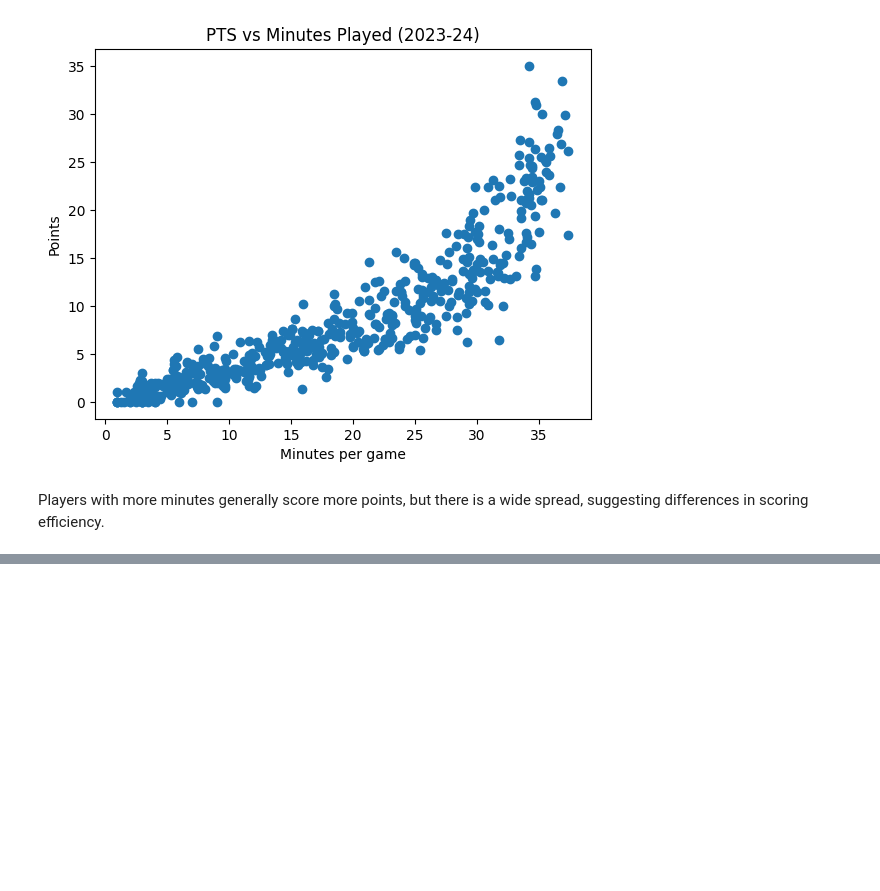
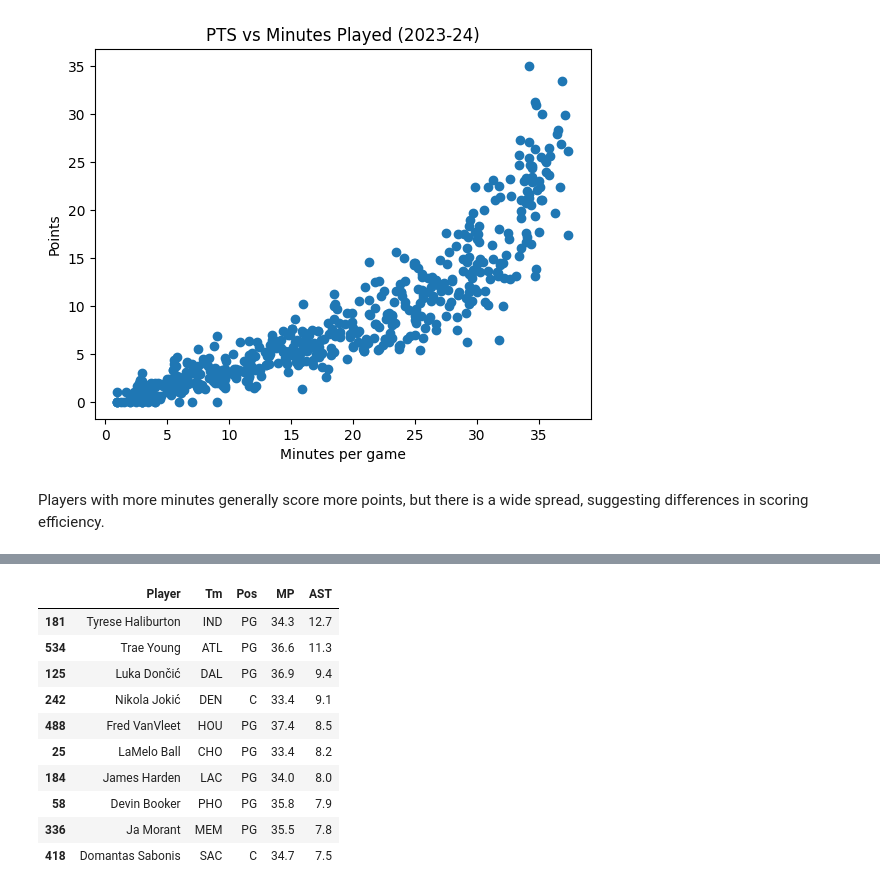
Before and after one commit to MaciejRR/NBA_23_24_Analysis, a Jupyter notebook: NBA_23_24_Analysis.ipynb, the cells around one changed output, grey strips where cells are left out. Cells and saved outputs as stored; diff of their text form; code cells hidden in the pictures; blank space fills up the shorter version.

```diff
--- a/NBA_23_24_Analysis.ipynb
+++ b/NBA_23_24_Analysis.ipynb
@@ -68,0 +84,30 @@ top_scorers.head(10)[["Player", "Pos", "MP", "PTS"]]
+# %%
+top_assistants = df_clean.sort_values(by="AST", ascending=False)
+(
+    top_assistants.head(10)[["Player", "Tm", "Pos", "MP", "AST"]]
+    .style
+    .format({
+        "MP": "{:.1f}",
+        "AST": "{:.1f}"
+            })
+    .set_properties(
+        subset=["AST"],
+        **{
+            "background-color": "#7F8E18",
+            "color": "white",
+            "font-weight": "bold"
+          }
+    )
+)
+# %% [output]
+|  | Player | Tm | Pos | MP | AST |
+| 181 | Tyrese Haliburton | IND | PG | 34.3 | 12.7 |
+| 534 | Trae Young | ATL | PG | 36.6 | 11.3 |
+| 125 | Luka Dončić | DAL | PG | 36.9 | 9.4 |
+| 242 | Nikola Jokić | DEN | C | 33.4 | 9.1 |
+| 488 | Fred VanVleet | HOU | PG | 37.4 | 8.5 |
+| 25 | LaMelo Ball | CHO | PG | 33.4 | 8.2 |
+| 184 | James Harden | LAC | PG | 34.0 | 8.0 |
+| 58 | Devin Booker | PHO | PG | 35.8 | 7.9 |
+| 336 | Ja Morant | MEM | PG | 35.5 | 7.8 |
+| 418 | Domantas Sabonis | SAC | C | 34.7 | 7.5 |
```
Also changed, not shown: parts of 1 cell of this notebook.
